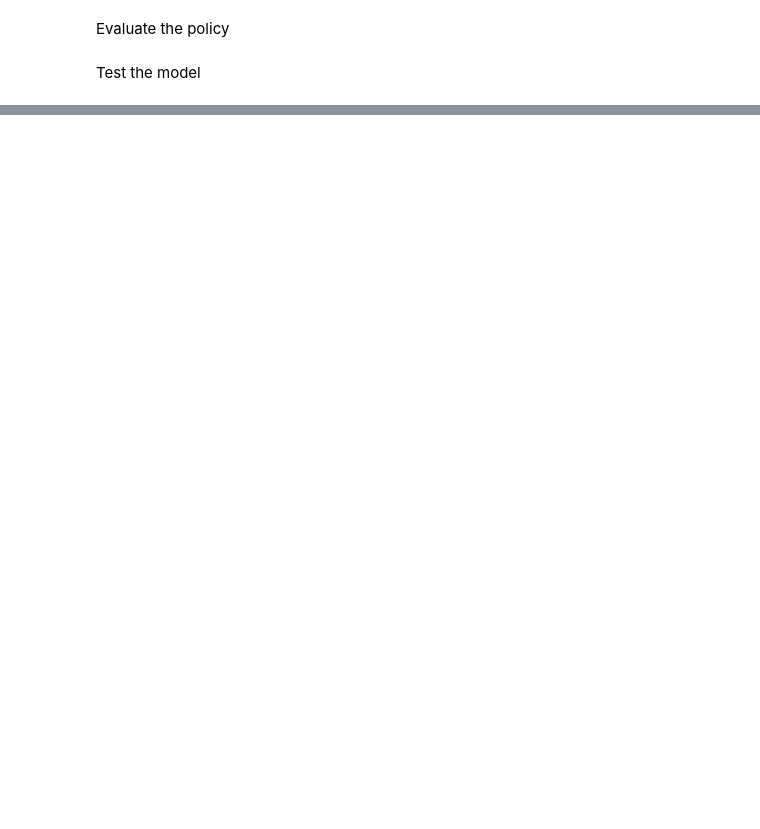
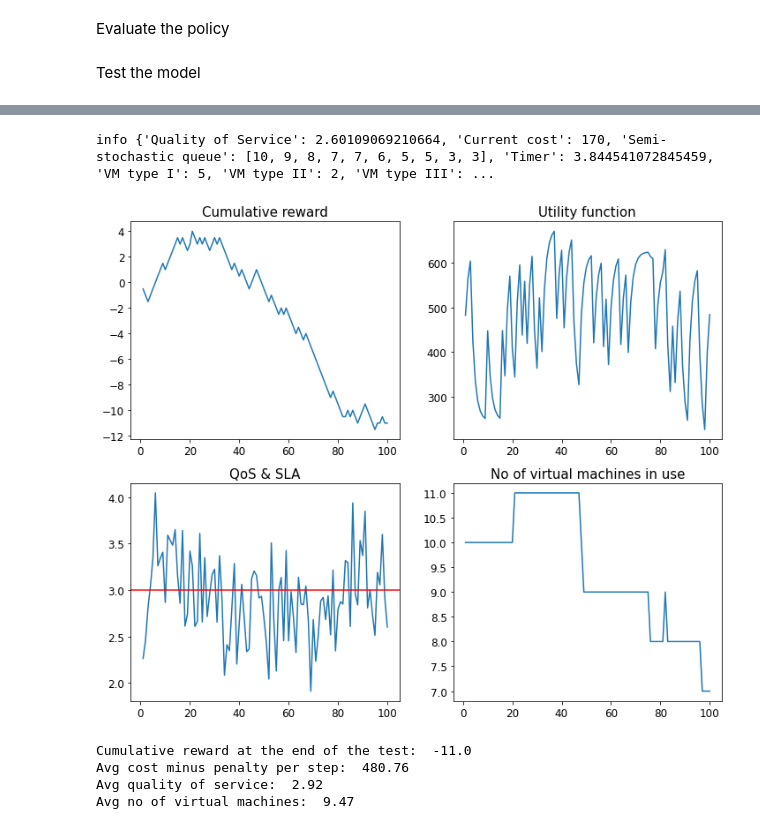
Before and after one commit to dkapczynska/Resource_management_RL, a Jupyter notebook: 04. Deep Q Network.ipynb, the cells around one changed output, grey strips where cells are left out. Saved outputs shown, nothing was run; the diff lists cells and outputs as text; code cells hidden in the pictures; blank space fills up the shorter version.

```diff
--- a/04. Deep Q Network.ipynb
+++ b/04. Deep Q Network.ipynb
@@ -349,0 +128,10 @@ Avg no of virtual machines:  7.67
+# %%
+SCENARIO = 'test_scenario_3'
+test_model_SB(model, SLA, VM_TYPE1, VM_TYPE2, VM_TYPE3, STEPS, SCENARIO, PENALTY, ALPHA, BETA)
+# %% [output]
+info {'Quality of Service': 2.60109069210664, 'Current cost': 170, 'Semi-stochastic queue': [10, 9, 8, 7, 7, 6, 5, 5, 3, 3], 'Timer': 3.844541072845459, 'VM type I': 5, 'VM type II': 2, 'VM type III': ...
+[figure, added]
+Cumulative reward at the end of the test:  -11.0
+Avg cost minus penalty per step:  480.76
+Avg quality of service:  2.92
+Avg no of virtual machines:  9.47
```
Also changed, not shown: parts of 14 cells of this notebook.
